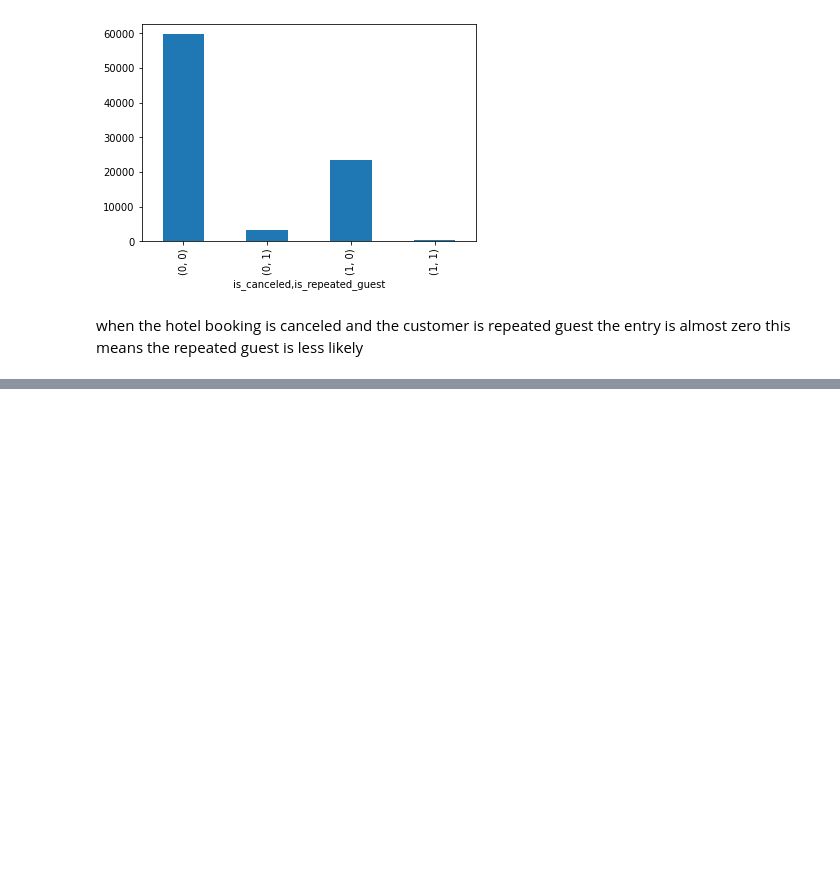
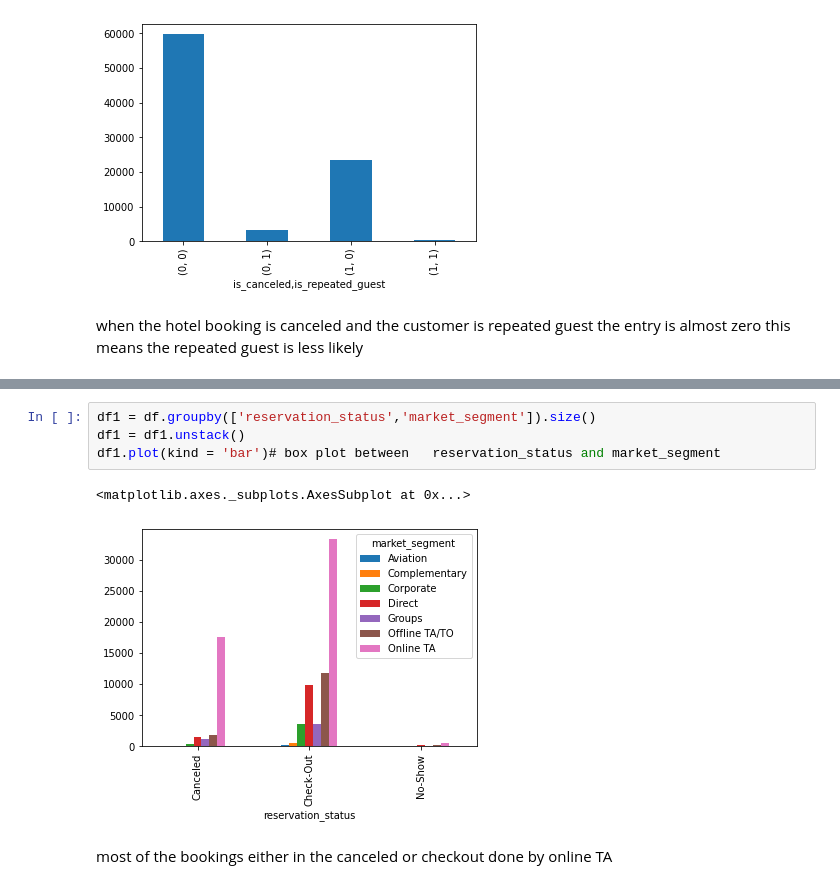
Before and after one commit to apoorvaKR12695/Hotel-booking-analysis, a Jupyter notebook: Hotel_Booking_Analysis_Apoorva_KR.ipynb, the cells around one changed output, grey strips where cells are left out. Cells and saved outputs as stored; diff of their text form; blank space fills up the shorter version.

```diff
--- a/Hotel_Booking_Analysis_Apoorva_KR.ipynb
+++ b/Hotel_Booking_Analysis_Apoorva_KR.ipynb
@@ -535,0 +629,9 @@ when the hotel booking is canceled and the customer is repeated guest the entry
+# %%
+df1 = df.groupby(['reservation_status','market_segment']).size()
+df1 = df1.unstack()
+df1.plot(kind = 'bar')# box plot between   reservation_status and market_segment
+# %% [output]
+<matplotlib.axes._subplots.AxesSubplot at 0x...>
+[figure, added]
+# %% [markdown]
+most of the bookings either in the canceled or checkout  done by online TA
```
Also changed, not shown: parts of 17 cells of this notebook.
